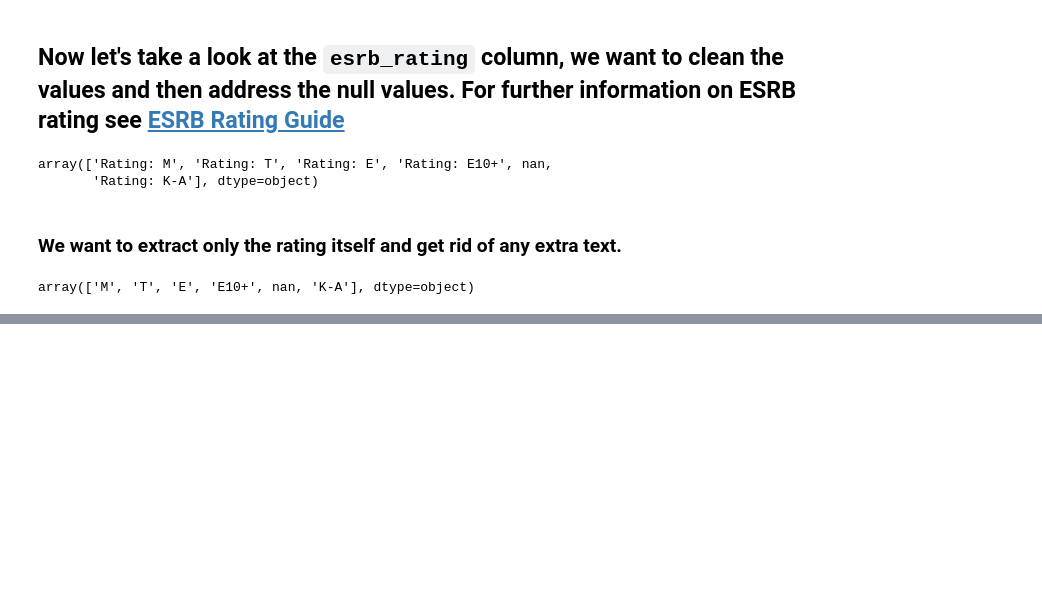
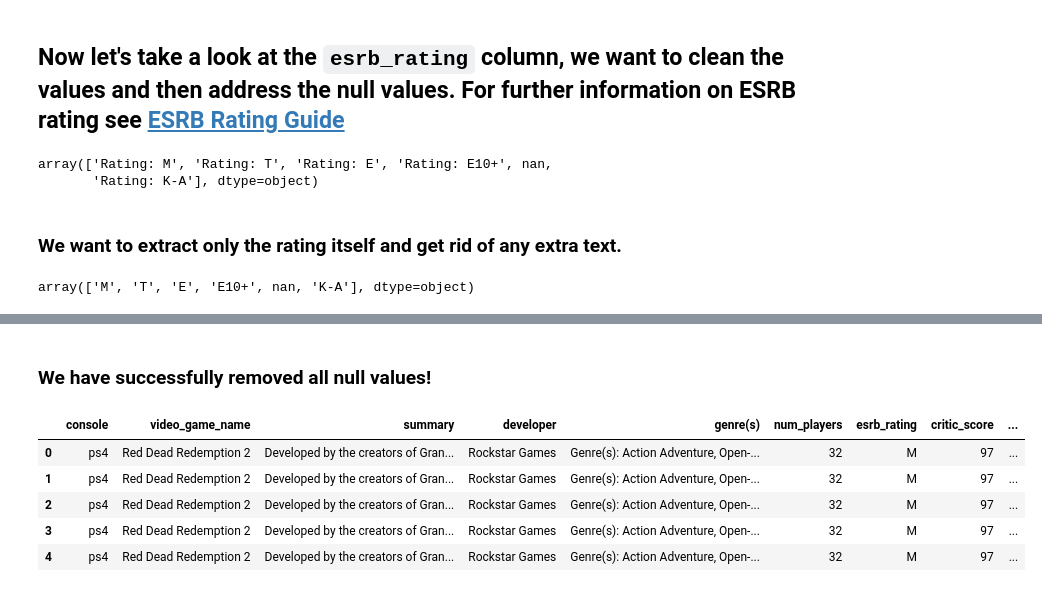
Before and after one commit to Ftrejo23/Capstone_Project_WIP, a Jupyter notebook: code/02_Data_Cleaning.ipynb, the cells around one changed output, grey strips where cells are left out. Saved outputs shown, nothing was run; the diff lists cells and outputs as text; code cells hidden in the pictures; blank space fills up the shorter version.

```diff
--- a/code/02_Data_Cleaning.ipynb
+++ b/code/02_Data_Cleaning.ipynb
@@ -325,0 +459,11 @@ all_console_reviews[all_console_reviews['esrb_rating'].isna()]
+# %% [markdown]
+### We have successfully removed all null values!
+# %%
+all_console_reviews.head()
+# %% [output]
+|  | console | video_game_name | summary | developer | genre(s) | num_players | esrb_rating | critic_score | ... |
+| 0 | ps4 | Red Dead Redemption 2 | Developed by the creators of Gran... | Rockstar Games | Genre(s): Action Adventure, Open-... | 32 | M | 97 | ... |
+| 1 | ps4 | Red Dead Redemption 2 | Developed by the creators of Gran... | Rockstar Games | Genre(s): Action Adventure, Open-... | 32 | M | 97 | ... |
+| 2 | ps4 | Red Dead Redemption 2 | Developed by the creators of Gran... | Rockstar Games | Genre(s): Action Adventure, Open-... | 32 | M | 97 | ... |
+| 3 | ps4 | Red Dead Redemption 2 | Developed by the creators of Gran... | Rockstar Games | Genre(s): Action Adventure, Open-... | 32 | M | 97 | ... |
+| 4 | ps4 | Red Dead Redemption 2 | Developed by the creators of Gran... | Rockstar Games | Genre(s): Action Adventure, Open-... | 32 | M | 97 | ... |
```
Also changed, not shown: parts of 26 cells of this notebook.
